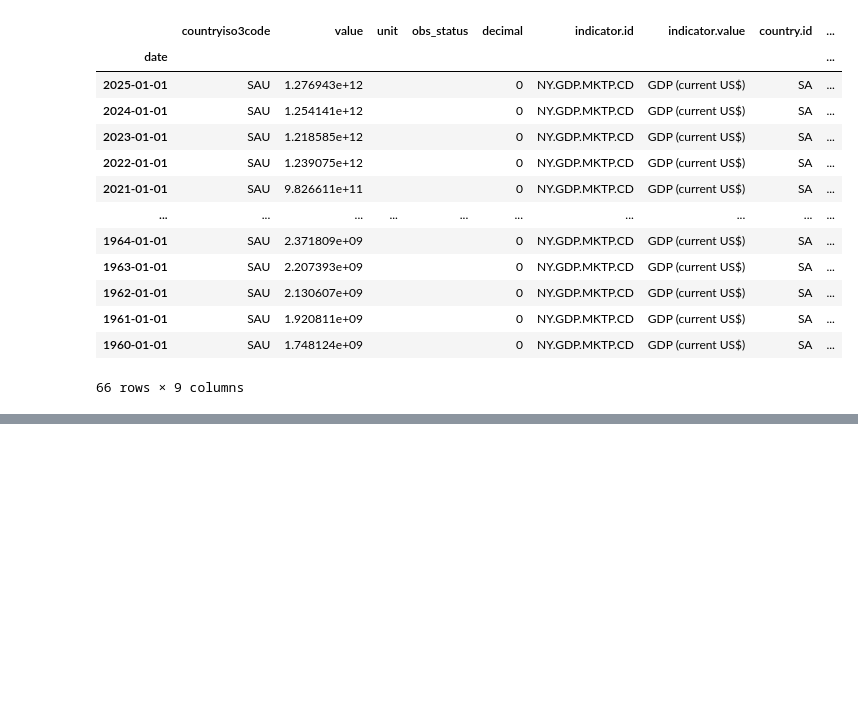
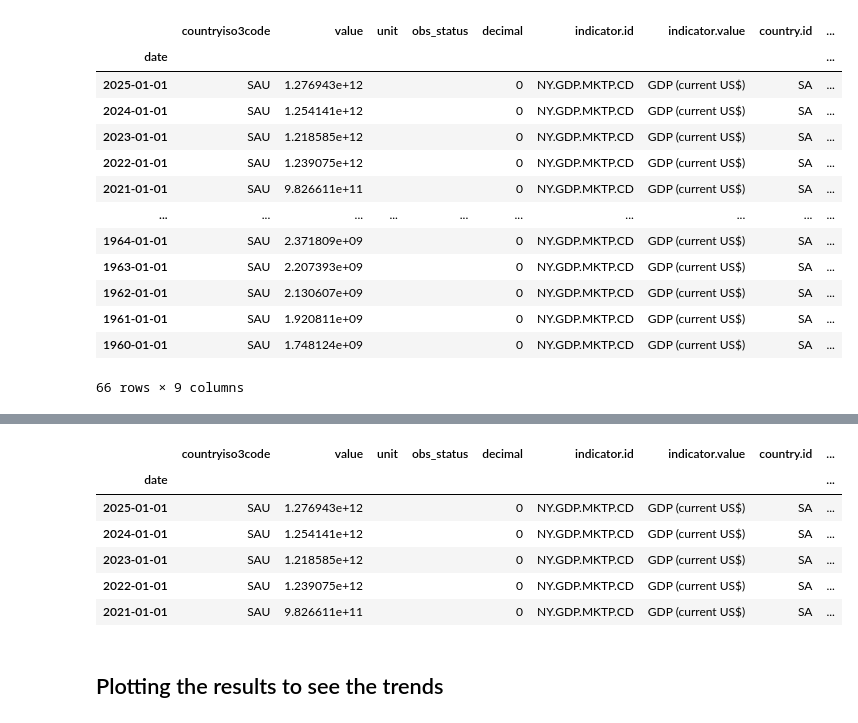
Before and after one commit to Abdulsamad-Alhassan/new_try_to_machine_learning, a Jupyter notebook: Predict_GDP.ipynb, the cells around one changed output, grey strips where cells are left out. Drawn from its saved outputs; the diff is of its cells as text; code cells hidden in the pictures; blank space fills up the shorter version.

```diff
--- a/Predict_GDP.ipynb
+++ b/Predict_GDP.ipynb
@@ -115,0 +137,12 @@ df
+# %%
+df.head()
+# %% [output]
+|  | countryiso3code | value | unit | obs_status | decimal | indicator.id | indicator.value | country.id | ... |
+| date |  |  |  |  |  |  |  |  | ... |
+| 2025-01-01 | SAU | 1.276943e+12 |  |  | 0 | NY.GDP.MKTP.CD | GDP (current US$) | SA | ... |
+| 2024-01-01 | SAU | 1.254141e+12 |  |  | 0 | NY.GDP.MKTP.CD | GDP (current US$) | SA | ... |
+| 2023-01-01 | SAU | 1.218585e+12 |  |  | 0 | NY.GDP.MKTP.CD | GDP (current US$) | SA | ... |
+| 2022-01-01 | SAU | 1.239075e+12 |  |  | 0 | NY.GDP.MKTP.CD | GDP (current US$) | SA | ... |
+| 2021-01-01 | SAU | 9.826611e+11 |  |  | 0 | NY.GDP.MKTP.CD | GDP (current US$) | SA | ... |
+# %% [markdown]
+## Plotting the results to see the trends
```
Also changed, not shown: parts of 4 cells of this notebook.
